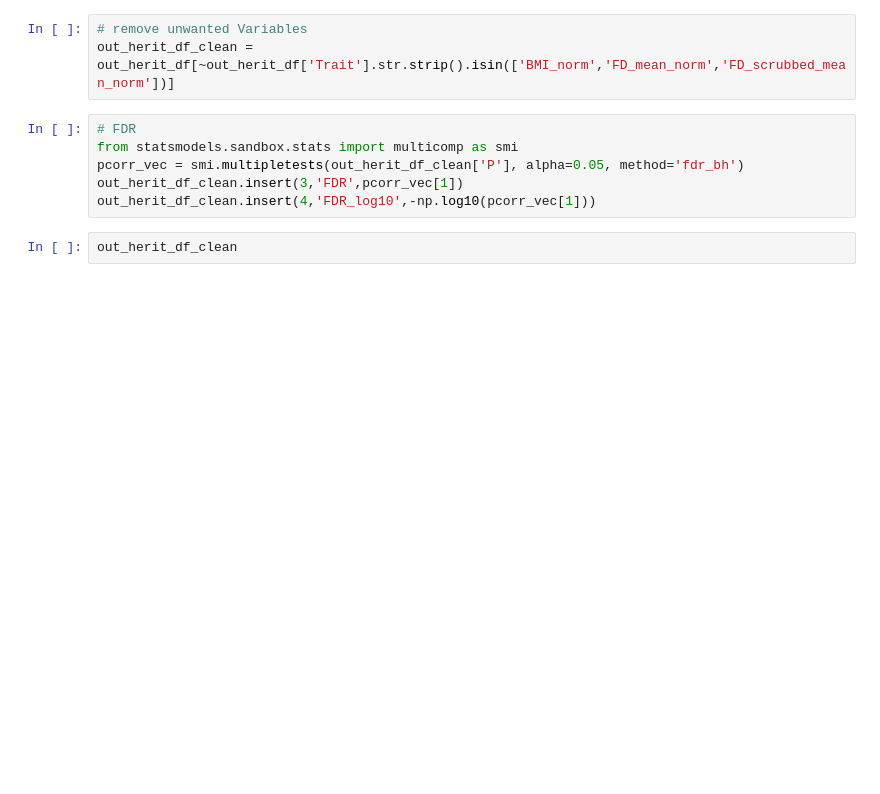
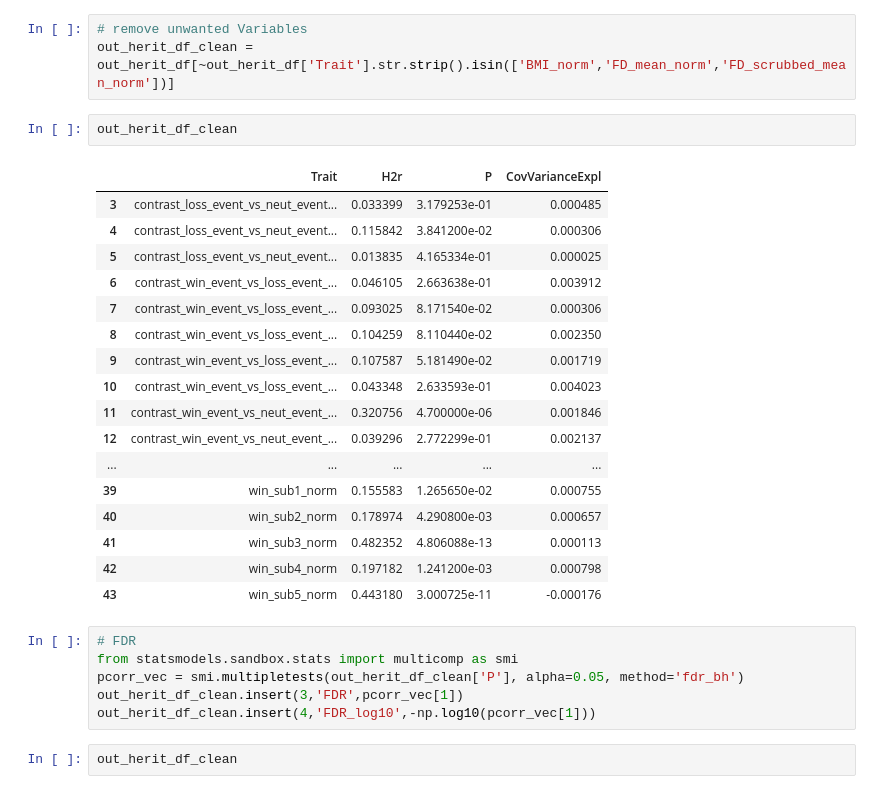
Before and after one commit to SIMEXP/hcp, a Jupyter notebook: hcp_solar_heritability_subtype_gambling_22-06-2017.ipynb, the cells around one changed output. Saved outputs shown, nothing was run; the diff lists cells and outputs as text; blank space fills up the shorter version.

```diff
--- a/hcp_solar_heritability_subtype_gambling_22-06-2017.ipynb
+++ b/hcp_solar_heritability_subtype_gambling_22-06-2017.ipynb
@@ -442,6 +426,26 @@ out_herit_df
 # %%
 # remove unwanted Variables
 out_herit_df_clean = out_herit_df[~out_herit_df['Trait'].str.strip().isin(['BMI_norm','FD_mean_norm','FD_scrubbed_mean_norm'])]
+# %%
+out_herit_df_clean
+# %% [output]
+|  | Trait | H2r | P | CovVarianceExpl |
+| 3 | contrast_loss_event_vs_neut_event... | 0.033399 | 3.179253e-01 | 0.000485 |
+| 4 | contrast_loss_event_vs_neut_event... | 0.115842 | 3.841200e-02 | 0.000306 |
+| 5 | contrast_loss_event_vs_neut_event... | 0.013835 | 4.165334e-01 | 0.000025 |
+| 6 | contrast_win_event_vs_loss_event_... | 0.046105 | 2.663638e-01 | 0.003912 |
+| 7 | contrast_win_event_vs_loss_event_... | 0.093025 | 8.171540e-02 | 0.000306 |
+| 8 | contrast_win_event_vs_loss_event_... | 0.104259 | 8.110440e-02 | 0.002350 |
+| 9 | contrast_win_event_vs_loss_event_... | 0.107587 | 5.181490e-02 | 0.001719 |
+| 10 | contrast_win_event_vs_loss_event_... | 0.043348 | 2.633593e-01 | 0.004023 |
+| 11 | contrast_win_event_vs_neut_event_... | 0.320756 | 4.700000e-06 | 0.001846 |
+| 12 | contrast_win_event_vs_neut_event_... | 0.039296 | 2.772299e-01 | 0.002137 |
+| ... | ... | ... | ... | ... |
+| 39 | win_sub1_norm | 0.155583 | 1.265650e-02 | 0.000755 |
+| 40 | win_sub2_norm | 0.178974 | 4.290800e-03 | 0.000657 |
+| 41 | win_sub3_norm | 0.482352 | 4.806088e-13 | 0.000113 |
+| 42 | win_sub4_norm | 0.197182 | 1.241200e-03 | 0.000798 |
+| 43 | win_sub5_norm | 0.443180 | 3.000725e-11 | -0.000176 |
 # %%
 # FDR
 from statsmodels.sandbox.stats import multicomp as smi
```
Also changed, not shown: parts of 14 cells of this notebook, 2 other files.
